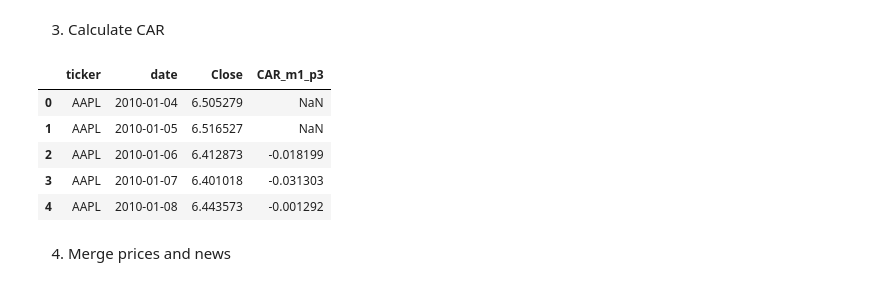
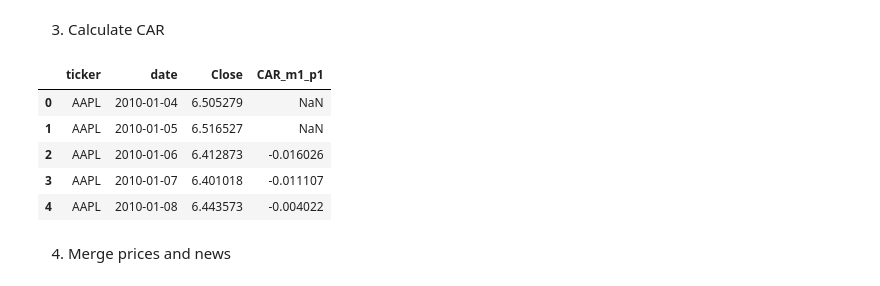
Before and after one commit to Jeandeng47/earnings-alpha, a Jupyter notebook: notebooks/final.ipynb, the cells around one changed output. Saved outputs shown, nothing was run; the diff lists cells and outputs as text; code cells hidden in the pictures.

```diff
--- a/notebooks/final.ipynb
+++ b/notebooks/final.ipynb
@@ -52,36 +52,29 @@ headlines.head()
 # %%
 prices["Date"] = pd.to_datetime(prices["Date"],  utc=True)
 prices["date"] = prices["Date"].dt.date
 
 # sort by date, calculate daily return
 prices = prices.sort_values(["ticker", "Date"])
 prices["ret"] = prices.groupby("ticker")["Close"].pct_change()
 
 g = prices.groupby("ticker")["ret"]
 prices["ret_m1"] = g.shift(1)    # t-1
 prices["ret_p1"] = g.shift(-1)   # t+1
-prices["ret_p2"] = g.shift(-2)   # t+2
-prices["ret_p3"] = g.shift(-3)   # t+3
 
-prices["CAR_m1_p3"] = (
-    prices["ret_m1"]
-    + prices["ret"]
-    + prices["ret_p1"]
-    + prices["ret_p2"]
-    + prices["ret_p3"]
-)
+# CAR[-1,+1]
+prices["CAR_m1_p1"] = prices["ret_m1"] + prices["ret"] + prices["ret_p1"]
 
-price_cols = ["ticker", "date", "Close", "CAR_m1_p3"]
+price_cols = ["ticker", "date", "Close", "CAR_m1_p1"]
 prices_small = prices[price_cols].copy()
 
 prices_small.head()
 # %% [output]
-|  | ticker | date | Close | CAR_m1_p3 |
+|  | ticker | date | Close | CAR_m1_p1 |
 | 0 | AAPL | 2010-01-04 | 6.505279 | NaN |
 | 1 | AAPL | 2010-01-05 | 6.516527 | NaN |
-| 2 | AAPL | 2010-01-06 | 6.412873 | -0.018199 |
-| 3 | AAPL | 2010-01-07 | 6.401018 | -0.031303 |
-| 4 | AAPL | 2010-01-08 | 6.443573 | -0.001292 |
+| 2 | AAPL | 2010-01-06 | 6.412873 | -0.016026 |
+| 3 | AAPL | 2010-01-07 | 6.401018 | -0.011107 |
+| 4 | AAPL | 2010-01-08 | 6.443573 | -0.004022 |
 # %% [markdown]
 4. Merge prices and news
 # %%
```
Also changed, not shown: parts of 33 cells of this notebook, 6 other files.
